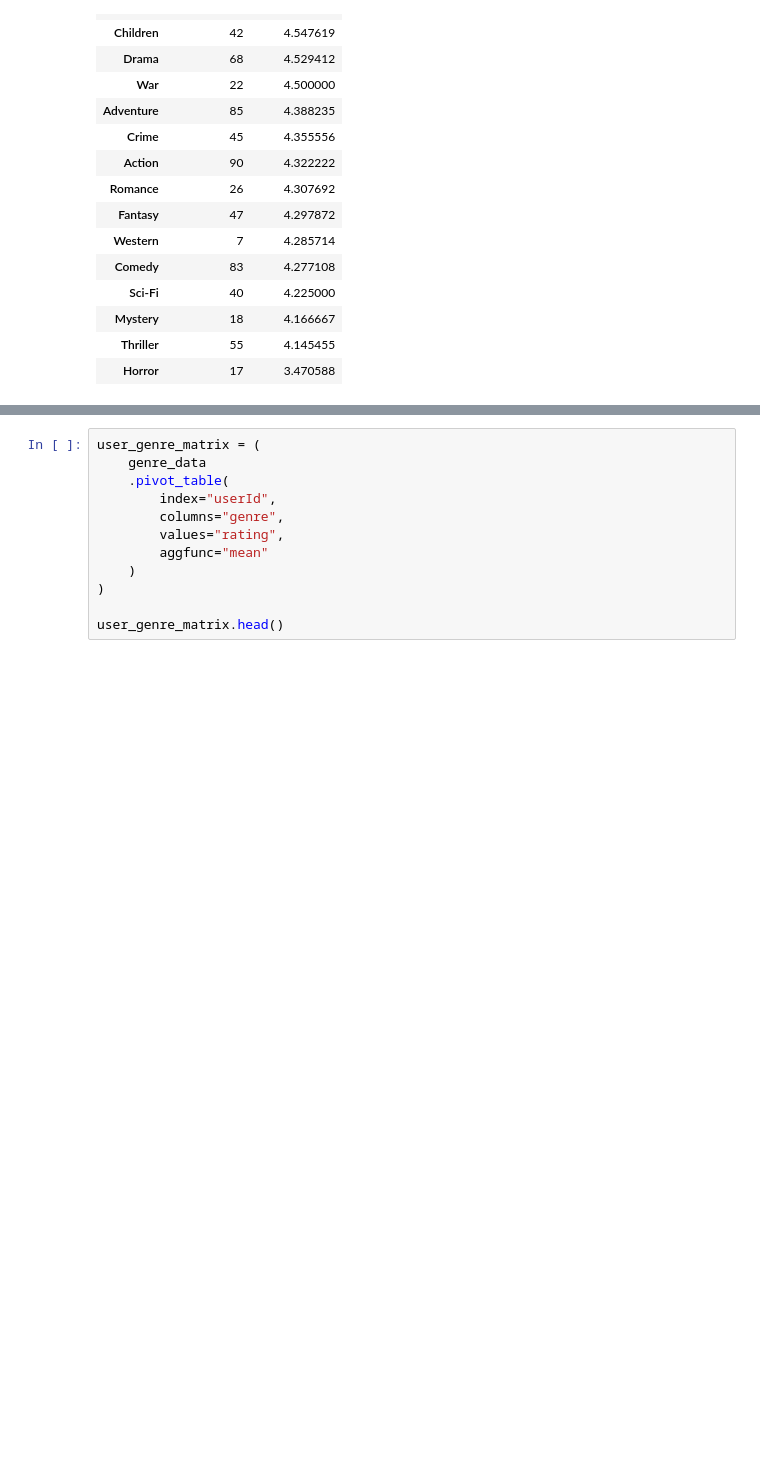
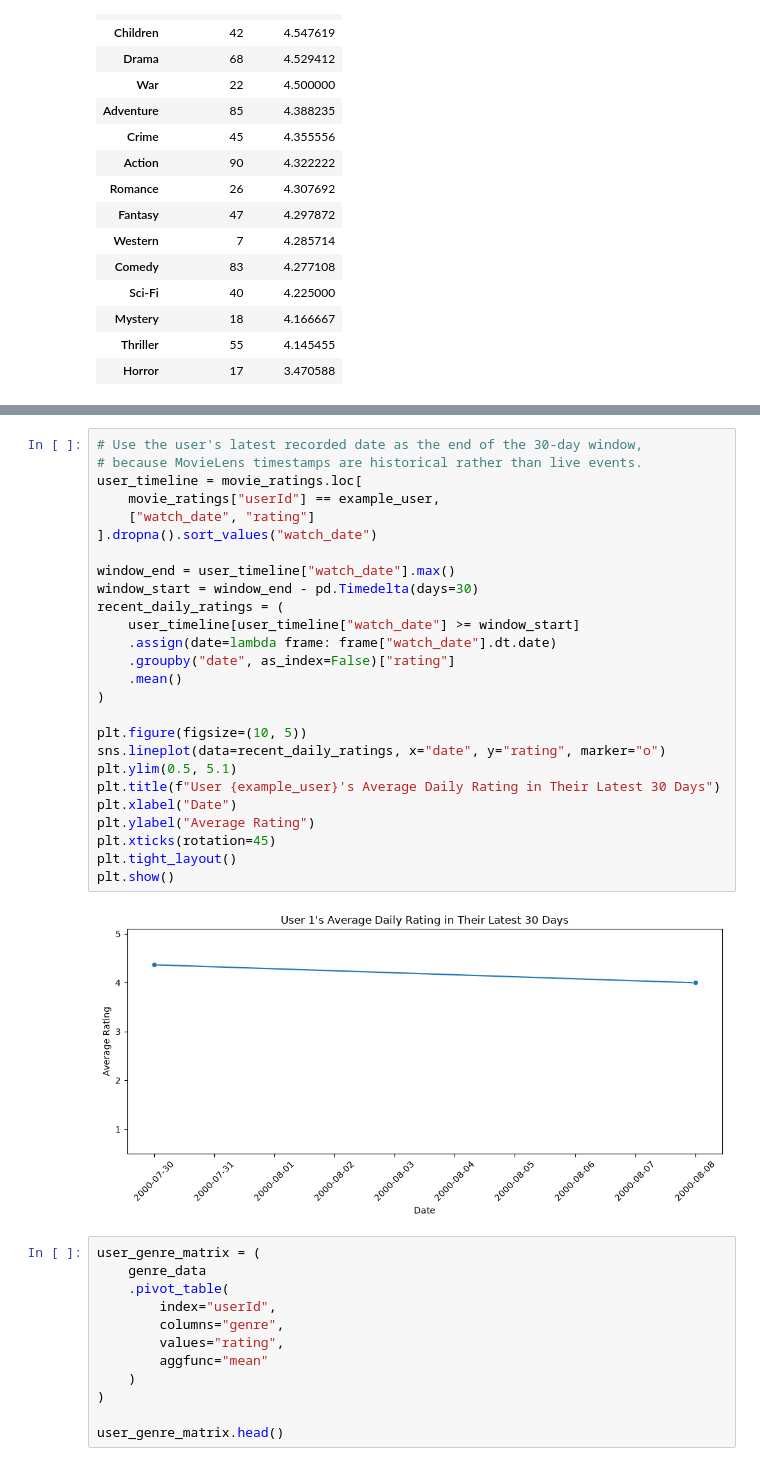
Before and after one commit to elem86/hack1_movie_rec, a Jupyter notebook: notebooks/01_data_exploration.ipynb, the cells around one changed output, grey strips where cells are left out. Drawn from its saved outputs; the diff is of its cells as text; blank space fills up the shorter version.

```diff
--- a/notebooks/01_data_exploration.ipynb
+++ b/notebooks/01_data_exploration.ipynb
@@ -1252,3 +1297,31 @@ Rather than manually assigning preferences, genre preferences can be inferred fr
+# %%
+# Use the user's latest recorded date as the end of the 30-day window,
+# because MovieLens timestamps are historical rather than live events.
+user_timeline = movie_ratings.loc[
+    movie_ratings["userId"] == example_user,
+    ["watch_date", "rating"]
+].dropna().sort_values("watch_date")
+
+window_end = user_timeline["watch_date"].max()
+window_start = window_end - pd.Timedelta(days=30)
+recent_daily_ratings = (
+    user_timeline[user_timeline["watch_date"] >= window_start]
+    .assign(date=lambda frame: frame["watch_date"].dt.date)
+    .groupby("date", as_index=False)["rating"]
+    .mean()
+)
+
+plt.figure(figsize=(10, 5))
+sns.lineplot(data=recent_daily_ratings, x="date", y="rating", marker="o")
+plt.ylim(0.5, 5.1)
+plt.title(f"User {example_user}'s Average Daily Rating in Their Latest 30 Days")
+plt.xlabel("Date")
+plt.ylabel("Average Rating")
+plt.xticks(rotation=45)
+plt.tight_layout()
+plt.show()
+# %% [output]
+[figure, added]
 # %%
 user_genre_matrix = (
     genre_data
```
Also changed, not shown: parts of 10 cells of this notebook, 7 other files.
